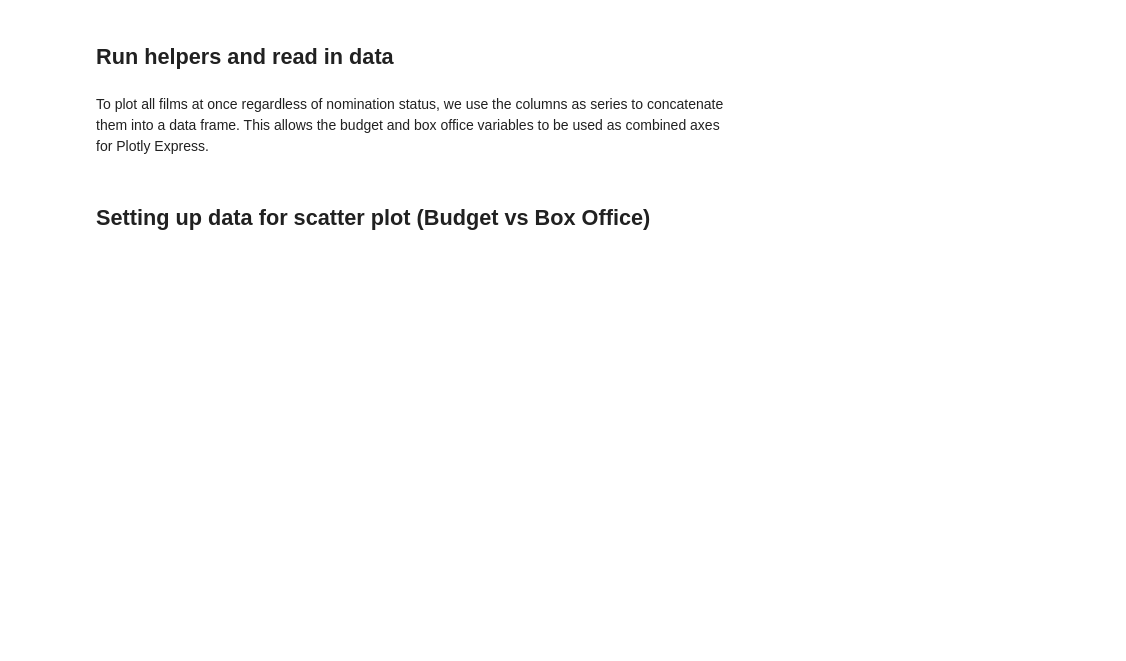
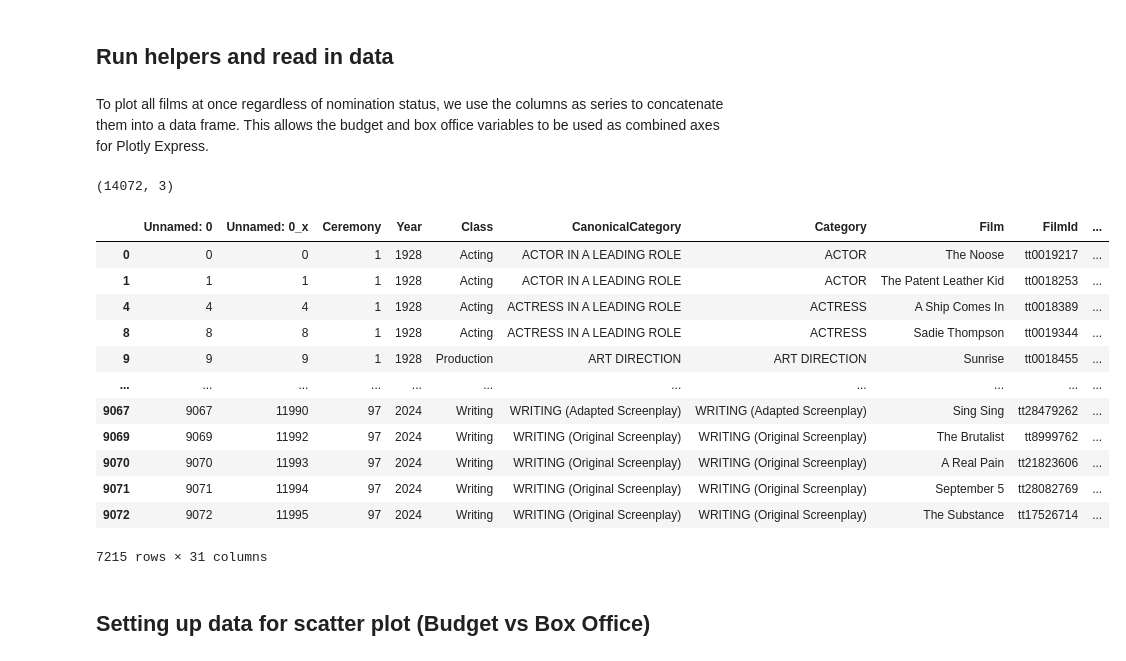
Before and after one commit to jad-bey/SIADS-593-Film-Awards-Data-Analysis, a Jupyter notebook: graphing.ipynb, the cells around one changed output. Cells and saved outputs as stored; diff of their text form; code cells hidden in the pictures; blank space fills up the shorter version.

```diff
--- a/graphing.ipynb
+++ b/graphing.ipynb
@@ -24,7 +24,7 @@ oscar_with_imdb, imdb_non_oscar = read_data('oscar_with_imdb.csv', 'imdb_non_osc
 # %% [markdown]
 To plot all films at once regardless of nomination status, we use the columns as series to concatenate them into a data frame. This allows the budget and box office variables to be used as combined axes for Plotly Express.
 # %%
-oscar_with_imdb['Status'] = oscar_with_imdb['Winner'].apply(lambda row: 'Winner' if row else 'Nominated')
+oscar_with_imdb['Status'] = oscar_with_imdb['Winner'].apply(lambda row: 'Winner' if row == True else 'Nominated')
 imdb_non_oscar['Status'] = 'No nomination'
 
 budget_nom = oscar_with_imdb['budget']
@@ -40,6 +40,26 @@ combined_films = pd.concat([oscar_noms, non_noms], axis=0)
 combined_films.dropna(how='any', inplace=True)
 # %%
 combined_films.shape
+# %% [output]
+(14072, 3)
+# %%
+temp = oscar_with_imdb[oscar_with_imdb['Status'] == 'Nominated']
+# %%
+temp
+# %% [output]
+|  | Unnamed: 0 | Unnamed: 0_x | Ceremony | Year | Class | CanonicalCategory | Category | Film | FilmId | ... |
+| 0 | 0 | 0 | 1 | 1928 | Acting | ACTOR IN A LEADING ROLE | ACTOR | The Noose | tt0019217 | ... |
+| 1 | 1 | 1 | 1 | 1928 | Acting | ACTOR IN A LEADING ROLE | ACTOR | The Patent Leather Kid | tt0018253 | ... |
+| 4 | 4 | 4 | 1 | 1928 | Acting | ACTRESS IN A LEADING ROLE | ACTRESS | A Ship Comes In | tt0018389 | ... |
+| 8 | 8 | 8 | 1 | 1928 | Acting | ACTRESS IN A LEADING ROLE | ACTRESS | Sadie Thompson | tt0019344 | ... |
+| 9 | 9 | 9 | 1 | 1928 | Production | ART DIRECTION | ART DIRECTION | Sunrise | tt0018455 | ... |
+| ... | ... | ... | ... | ... | ... | ... | ... | ... | ... | ... |
+| 9067 | 9067 | 11990 | 97 | 2024 | Writing | WRITING (Adapted Screenplay) | WRITING (Adapted Screenplay) | Sing Sing | tt28479262 | ... |
+| 9069 | 9069 | 11992 | 97 | 2024 | Writing | WRITING (Original Screenplay) | WRITING (Original Screenplay) | The Brutalist | tt8999762 | ... |
+| 9070 | 9070 | 11993 | 97 | 2024 | Writing | WRITING (Original Screenplay) | WRITING (Original Screenplay) | A Real Pain | tt21823606 | ... |
+| 9071 | 9071 | 11994 | 97 | 2024 | Writing | WRITING (Original Screenplay) | WRITING (Original Screenplay) | September 5 | tt28082769 | ... |
+| 9072 | 9072 | 11995 | 97 | 2024 | Writing | WRITING (Original Screenplay) | WRITING (Original Screenplay) | The Substance | tt17526714 | ... |
+7215 rows × 31 columns
 # %% [markdown]
 ## Setting up data for scatter plot (Budget vs Box Office)
 # %% [markdown]
```
Also changed, not shown: parts of 10 cells of this notebook, 2 other files.
